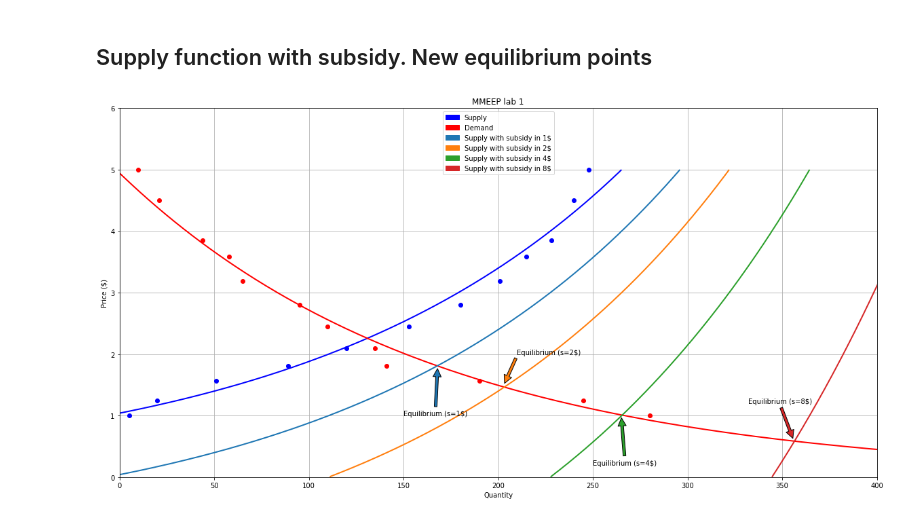
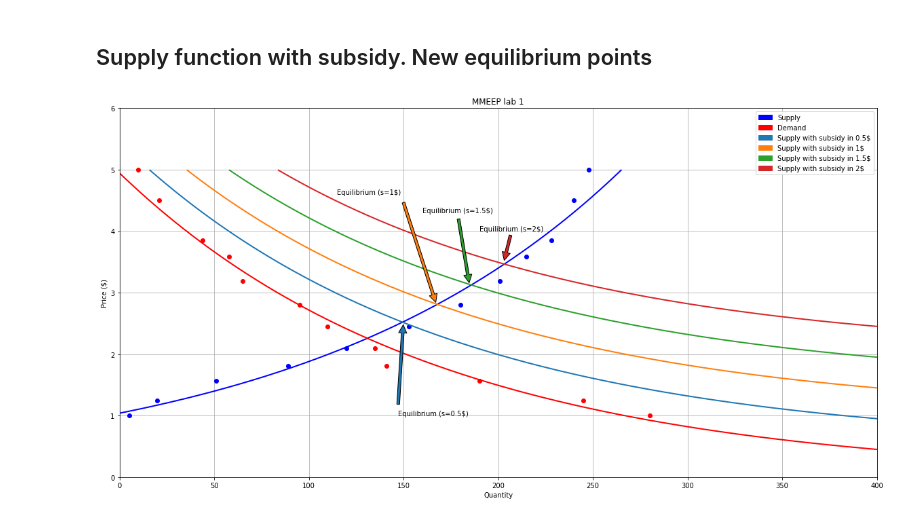
Before and after one commit to andynik/knu_labs, a Jupyter notebook: eco_mod/lab1.ipynb, the cells around one changed output. Drawn from its saved outputs; the diff is of its cells as text; code cells hidden in the pictures.

```diff
--- a/eco_mod/lab1.ipynb
+++ b/eco_mod/lab1.ipynb
@@ -68,41 +68,41 @@ plt.plot(Q_d(p), p, lw=2, c='red')
 
 
 # Supply with subsidy
-for i in range(4):
-    plt.plot(Q_s(p + 2 ** i), p, lw=2)
+for i in range(1, 5):
+    plt.plot(Q_d(p - 0.5 * i), p, lw=2)
 #    idx = np.argwhere(np.diff(np.sign(Q_s(arg) - Q_d(p)) != 0).reshape(-1) + 0)
 #    plt.plot(Q_s(p + 2 ** i)[idx], p[idx], 'ro')
 
 
 # Legend
 supply_patch = mpatches.Patch(color='b', label='Supply')
 demand_patch = mpatches.Patch(color='r', label='Demand')
-supply1_patch = mpatches.Patch(color='C0', label='Supply with subsidy in 1$')
-plt.annotate('Equilibrium (s=1$)', xy=(168, 1.8), xytext=(150, 1),
+supply1_patch = mpatches.Patch(color='C0', label='Supply with subsidy in 0.5$')
+plt.annotate('Equilibrium (s=0.5$)', xy=(150, 2.55), xytext=(147, 1),
             arrowprops=dict(facecolor='C0', shrink=0.05))
-supply2_patch = mpatches.Patch(color='C1', label='Supply with subsidy in 2$')
-plt.annotate('Equilibrium (s=2$)', xy=(203, 1.5), xytext=(210, 2),
+supply2_patch = mpatches.Patch(color='C1', label='Supply with subsidy in 1$')
+plt.annotate('Equilibrium (s=1$)', xy=(168, 2.75), xytext=(115, 4.6),
             arrowprops=dict(facecolor='C1', shrink=0.05))
-supply4_patch = mpatches.Patch(color='C2', label='Supply with subsidy in 4$')
-plt.annotate('Equilibrium (s=4$)', xy=(265, 1), xytext=(250, 0.2),
+supply4_patch = mpatches.Patch(color='C2', label='Supply with subsidy in 1.5$')
+plt.annotate('Equilibrium (s=1.5$)', xy=(185, 3.1), xytext=(160, 4.3),
             arrowprops=dict(facecolor='C2', shrink=0.05))
-supply8_patch = mpatches.Patch(color='C3', label='Supply with subsidy in 8$')
-plt.annotate('Equilibrium (s=8$)', xy=(356, 0.6), xytext=(332, 1.2),
+supply8_patch = mpatches.Patch(color='C3', label='Supply with subsidy in 2$')
+plt.annotate('Equilibrium (s=2$)', xy=(203, 3.5), xytext=(190, 4),
             arrowprops=dict(facecolor='C3', shrink=0.05))
 plt.legend(handles=[supply_patch, demand_patch, supply1_patch, supply2_patch, supply4_patch, supply8_patch])
 
 
 # Plot scaling
 plt.title('MMEEP lab 1')
 plt.xlabel('Quantity')
 plt.ylabel('Price ($)')
 fig_size = plt.rcParams["figure.figsize"]
 fig_size[0] = 20
 fig_size[1] = 10
 plt.rcParams["figure.figsize"] = fig_size
 plt.grid(True)
 plt.xlim([0, 400])
 plt.ylim([0, 6])
 plt.show()
 # %% [output]
-[figure, old version]
+[figure, new version]
```
